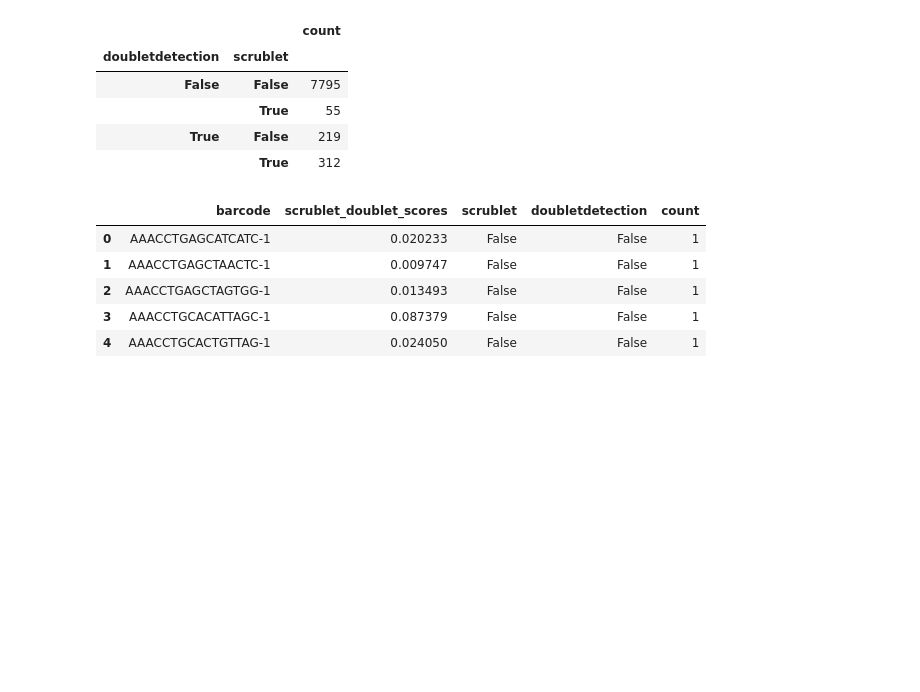
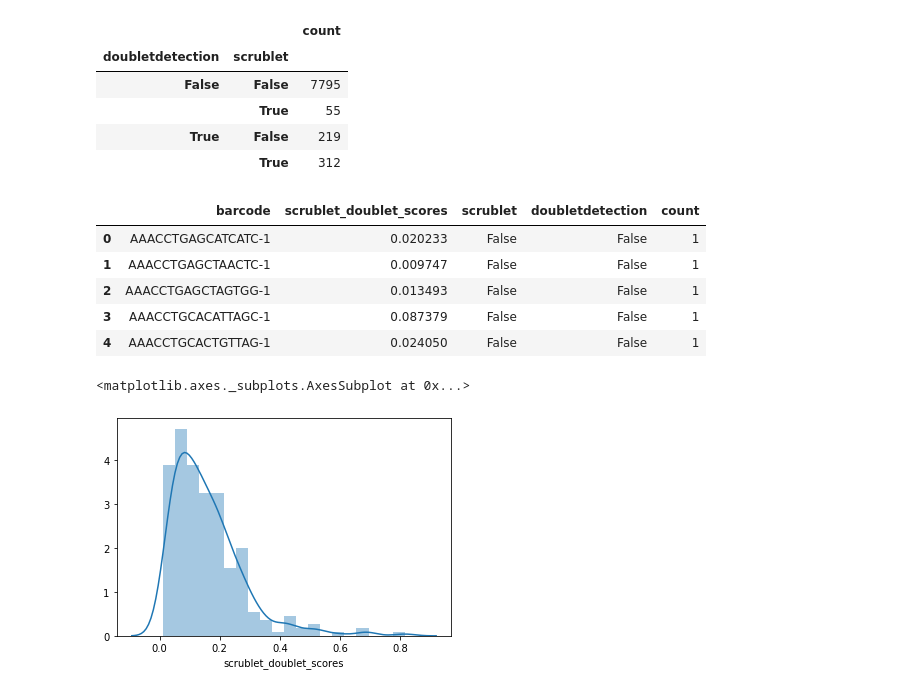
Before and after one commit to seqyuan/first_blog, a Jupyter notebook: images/DoubletDetection/PBMC_8k_vignette.ipynb, the cells around one changed output. Cells and saved outputs as stored; diff of their text form; code cells hidden in the pictures; blank space fills up the shorter version.

```diff
--- a/images/DoubletDetection/PBMC_8k_vignette.ipynb
+++ b/images/DoubletDetection/PBMC_8k_vignette.ipynb
@@ -103,7 +103,7 @@ doublets
 array([0., 0., 0., ..., 0., 0., 0.])
 # %%
 import pandas as pd
-df = pd.read_csv('/Users/yuanzan/Desktop/doublets/doublet.csv', header=0, index_col=None, names=['barcode','scrublet_doublet_scores','scrublet'])
+df = pd.read_csv('/Users/yuanzan/Desktop/doublets/scrublet_doublet.csv', header=0, index_col=None, names=['barcode','scrublet_doublet_scores','scrublet'])
 df['doubletdetection'] = doublets
 df.loc[df[df['doubletdetection']==0].index,'doubletdetection'] = False
 df.loc[df[df['doubletdetection']==1].index,'doubletdetection'] = True
@@ -128,3 +128,13 @@ df.head()
 | 2 | AAACCTGAGCTAGTGG-1 | 0.013493 | False | False | 1 |
 | 3 | AAACCTGCACATTAGC-1 | 0.087379 | False | False | 1 |
 | 4 | AAACCTGCACTGTTAG-1 | 0.024050 | False | False | 1 |
+# %%
+import seaborn as sns
+df_diff = df[df['scrublet'] != df['doubletdetection']]
+sns.distplot(df_diff.scrublet_doublet_scores)
+
+#sns.distplot(df_diff[df_diff['scrublet']==True].scrublet_doublet_scores, color="g")
+#sns.distplot(df_diff[df_diff['scrublet']==False].scrublet_doublet_scores, color="r")
+# %% [output]
+<matplotlib.axes._subplots.AxesSubplot at 0x...>
+[figure, added]
```
Also changed, not shown: 30 other files.
